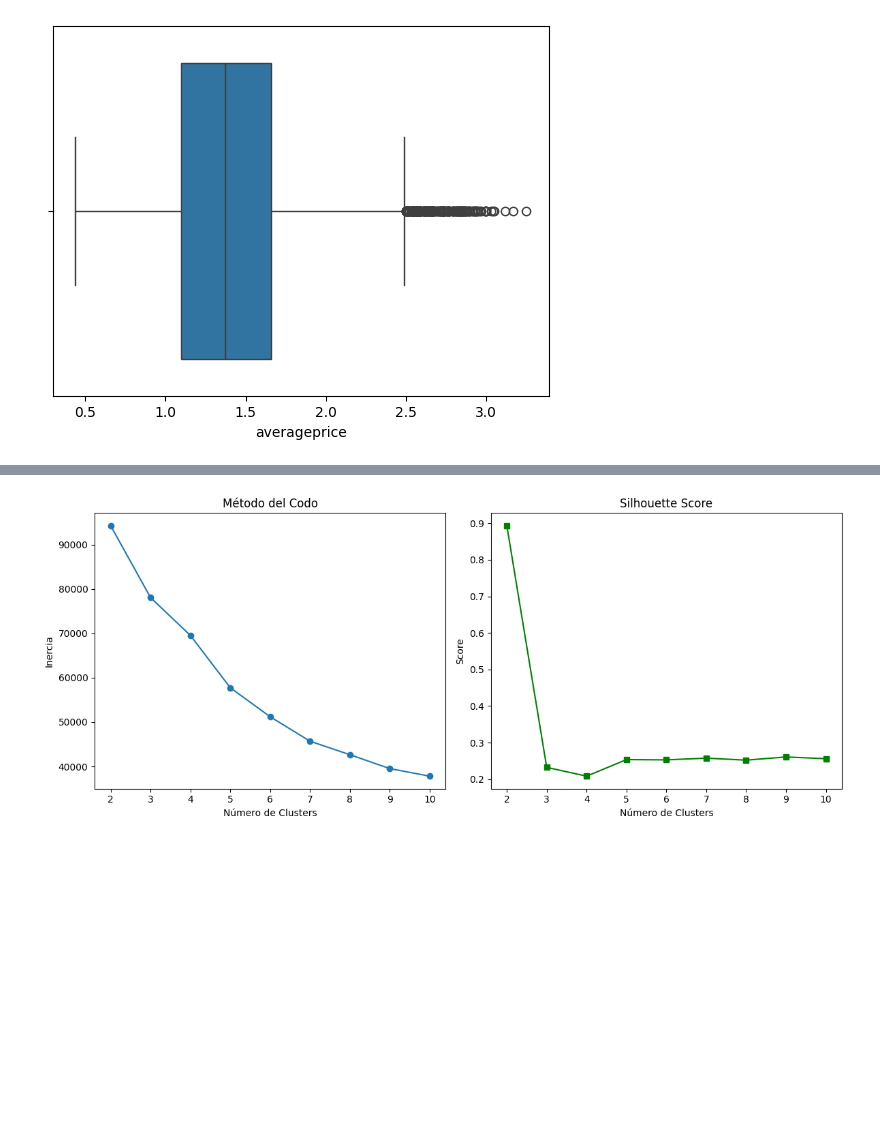
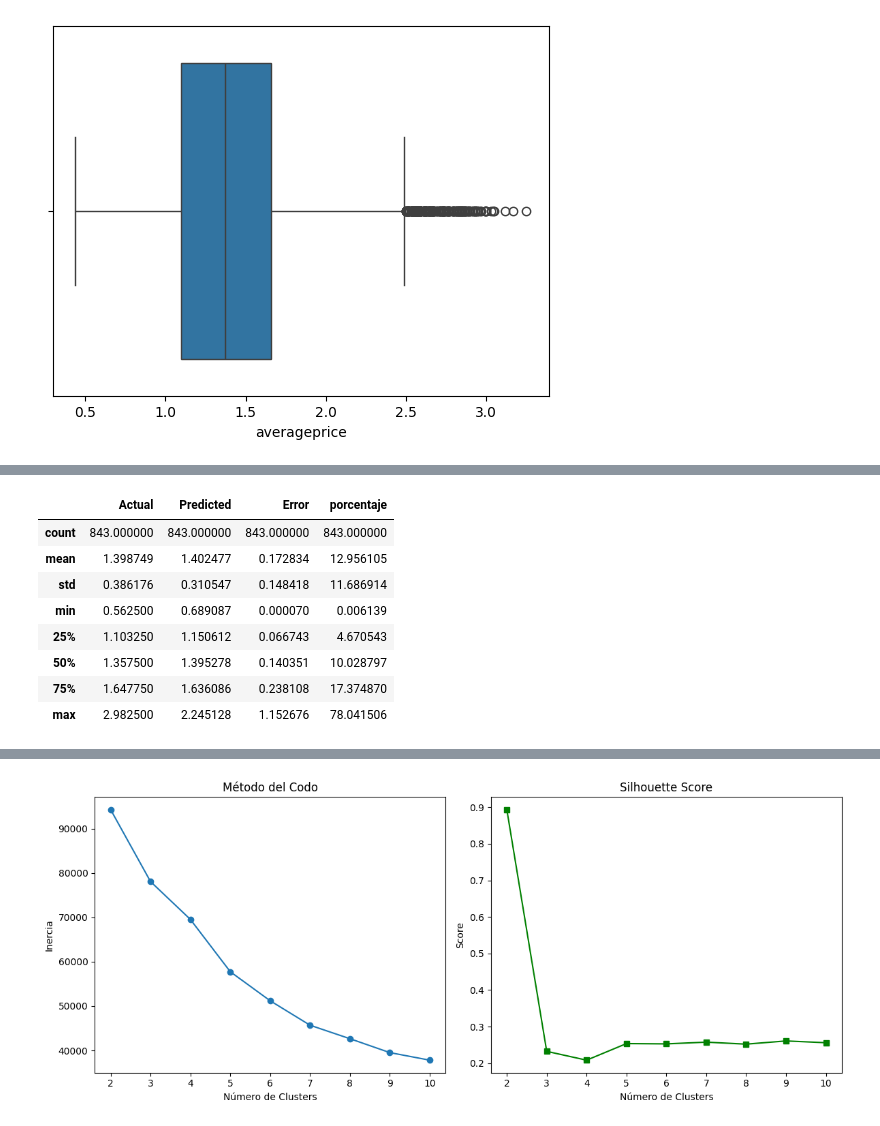
Before and after one commit to lauracoicue/Proyecto2_CDD, a Jupyter notebook: proyecto2.ipynb, the cells around one changed output, grey strips where cells are left out. Cells and saved outputs as stored; diff of their text form; code cells hidden in the pictures; blank space fills up the shorter version.

```diff
--- a/proyecto2.ipynb
+++ b/proyecto2.ipynb
@@ -360,0 +443,13 @@ For example, when doing 'df[col].method(value, inplace=True)', try using 'df.met
+# %%
+
+df_pred.describe()
+# %% [output]
+|  | Actual | Predicted | Error | porcentaje |
+| count | 843.000000 | 843.000000 | 843.000000 | 843.000000 |
+| mean | 1.398749 | 1.402477 | 0.172834 | 12.956105 |
+| std | 0.386176 | 0.310547 | 0.148418 | 11.686914 |
+| min | 0.562500 | 0.689087 | 0.000070 | 0.006139 |
+| 25% | 1.103250 | 1.150612 | 0.066743 | 4.670543 |
+| 50% | 1.357500 | 1.395278 | 0.140351 | 10.028797 |
+| 75% | 1.647750 | 1.636086 | 0.238108 | 17.374870 |
+| max | 2.982500 | 2.245128 | 1.152676 | 78.041506 |
```
Also changed, not shown: parts of 12 cells of this notebook.
